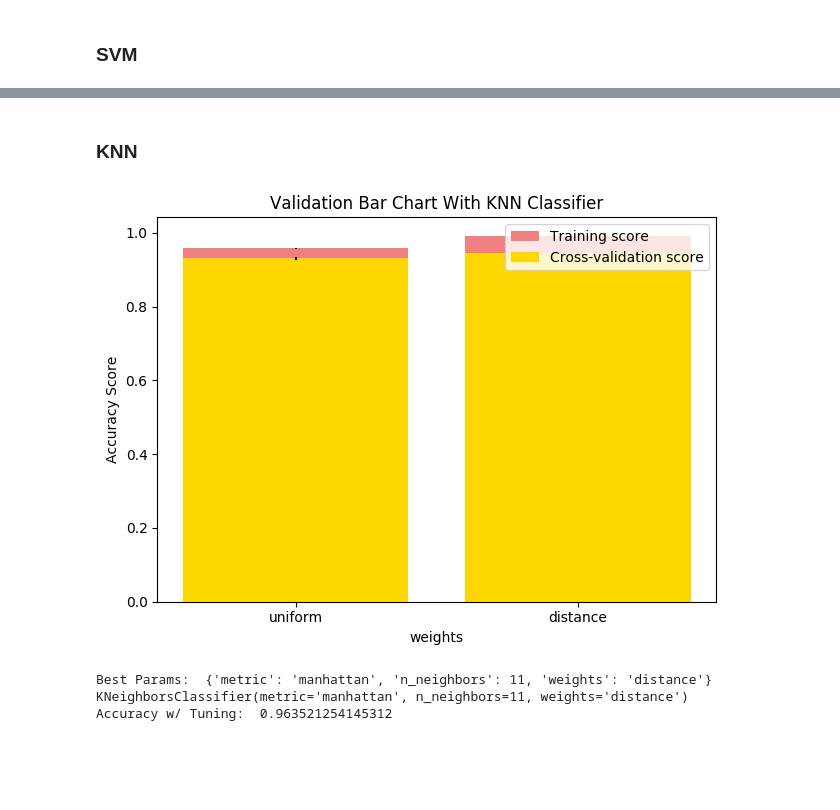
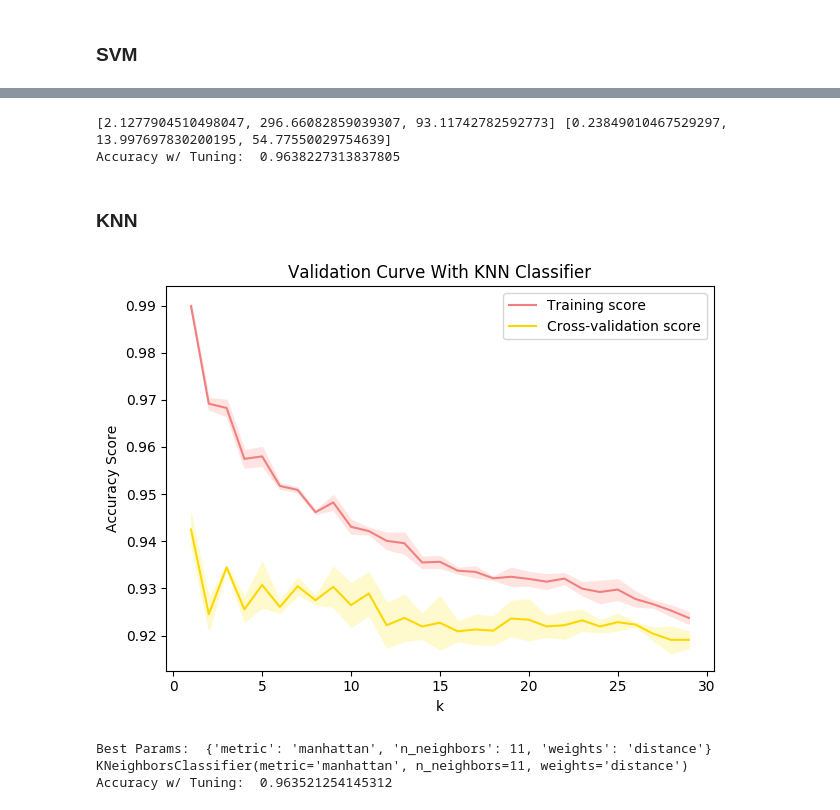
Before and after one commit to aashiamehta/MachineLearning, a Jupyter notebook: Project1/supervised_learning.ipynb, the cells around one changed output, grey strips where cells are left out. Saved outputs shown, nothing was run; the diff lists cells and outputs as text; code cells hidden in the pictures; blank space fills up the shorter version.

```diff
--- a/Project1/supervised_learning.ipynb
+++ b/Project1/supervised_learning.ipynb
@@ -229,0 +256,17 @@ KeyboardInterrupt:
+# %%
+fit_time_start = time.time()
+final_phishing_boosting.fit(phishing_X_train, phishing_Y_train)
+fit_time_end = time.time()
+phishing_fit_time = (fit_time_end - fit_time_start) * 100
+phishing_fit_times.append(phishing_fit_time)
+
+predict_time_start = time.time()
+phishing_Y_pred = final_phishing_boosting.predict(phishing_X_test)
+predict_time_end = time.time()
+phishing_predict_time = (predict_time_end - predict_time_start) * 100
+phishing_predict_times.append(phishing_predict_time)
+
+print(phishing_fit_times, phishing_predict_times)
+
+final_phishing_boosting_accuracy = accuracy_score(phishing_Y_test, phishing_Y_pred)
+print("Accuracy w/ Tuning: ", final_phishing_boosting_accuracy)
@@ -231,9 +277,9 @@ KeyboardInterrupt:
 ### SVM
 # %%
 # https://scikit-learn.org/stable/modules/generated/sklearn.svm.SVC.html
-phishing_svm = SVC(random_state=5)
+phishing_svm = SVC(random_state=5, gamma = 0.1)
 
 create_validation_curve(phishing_svm, phishing_X_train, phishing_Y_train, "C", [0.1, 1, 10, 30, 50, 75, 100], "SVM Classifier", "C")
-create_validation_curve(phishing_svm, phishing_X_train, phishing_Y_train, "gamma", [0.001, 0.01, 0.1, 1], "SVM Classifier", "gamma")
+# create_validation_curve(phishing_svm, phishing_X_train, phishing_Y_train, "gamma", [0.00001, 0.0001, 0.001, 0.01, 0.1], "SVM Classifier", "gamma")
 # create_validation_curve(phishing_svm, phishing_X_train, phishing_Y_train, "kernel", ['linear', 'rbf', 'poly', 'sigmoid', 'precomputed'], "SVM Classifier", "kernel")
 # %% [output]
@@ -246,7 +291,7 @@ phishing_svm_accuracy = accuracy_score(phishing_Y_test, phishing_Y_pred)
 print("Accuracy w/o Tuning: ", phishing_svm_accuracy)
 
 # https://scikit-learn.org/stable/modules/generated/sklearn.model_selection.GridSearchCV.html
-param_grid = {"C": [0.1, 1, 10, 30, 50, 75, 100], "gamma": [0.001, 0.01, 0.1, 1]}
+param_grid = {"C": [0.1, 1, 10, 30, 50, 75, 100], "gamma": [0.00001, 0.0001, 0.001, 0.01, 0.1]}
 phishing_svm_tuned = GridSearchCV(phishing_svm, param_grid, scoring='accuracy', cv=3)
 phishing_svm_tuned.fit(phishing_X_train, phishing_Y_train)
 best_params = phishing_svm_tuned.best_params_
@@ -263,12 +313,32 @@ create_learning_curve(final_phishing_svm, phishing_X_train, phishing_Y_train, "S
+# %%
+fit_time_start = time.time()
+final_phishing_svm.fit(phishing_X_train, phishing_Y_train)
+fit_time_end = time.time()
+phishing_fit_time = (fit_time_end - fit_time_start) * 100
+phishing_fit_times.append(phishing_fit_time)
+
+predict_time_start = time.time()
+phishing_Y_pred = final_phishing_svm.predict(phishing_X_test)
+predict_time_end = time.time()
+phishing_predict_time = (predict_time_end - predict_time_start) * 100
+phishing_predict_times.append(phishing_predict_time)
+
+print(phishing_fit_times, phishing_predict_times)
+
+final_phishing_svm_accuracy = accuracy_score(phishing_Y_test, phishing_Y_pred)
+print("Accuracy w/ Tuning: ", final_phishing_svm_accuracy)
+# %% [output]
+[2.1277904510498047, 296.66082859039307, 93.11742782592773] [0.23849010467529297, 13.997697830200195, 54.77550029754639]
+Accuracy w/ Tuning:  0.9638227313837805
 # %% [markdown]
 ### KNN
 # %%
 # https://scikit-learn.org/stable/modules/generated/sklearn.neighbors.KNeighborsClassifier.html
 phishing_knn = KNeighborsClassifier()
 
-# create_validation_curve(phishing_knn, phishing_X_train, phishing_Y_train, "n_neighbors", list(range(1, 50)), "KNN Classifier", "k")
-create_validation_curve(phishing_knn, phishing_X_train, phishing_Y_train, "weights", ['uniform', 'distance'], "KNN Classifier", "weights")
+create_validation_curve(phishing_knn, phishing_X_train, phishing_Y_train, "n_neighbors", list(range(1, 30)), "KNN Classifier", "k")
+# create_validation_curve(phishing_knn, phishing_X_train, phishing_Y_train, "weights", ['uniform', 'distance'], "KNN Classifier", "weights")
 # create_validation_curve(phishing_knn, phishing_X_train, phishing_Y_train, "metric", ['minkowski', 'euclidean', 'manhattan'], "KNN Classifier", "metric")
 # %% [output]
-[figure, old version]
+[figure, new version]
 # %%
```
Also changed, not shown: parts of 32 cells of this notebook.
